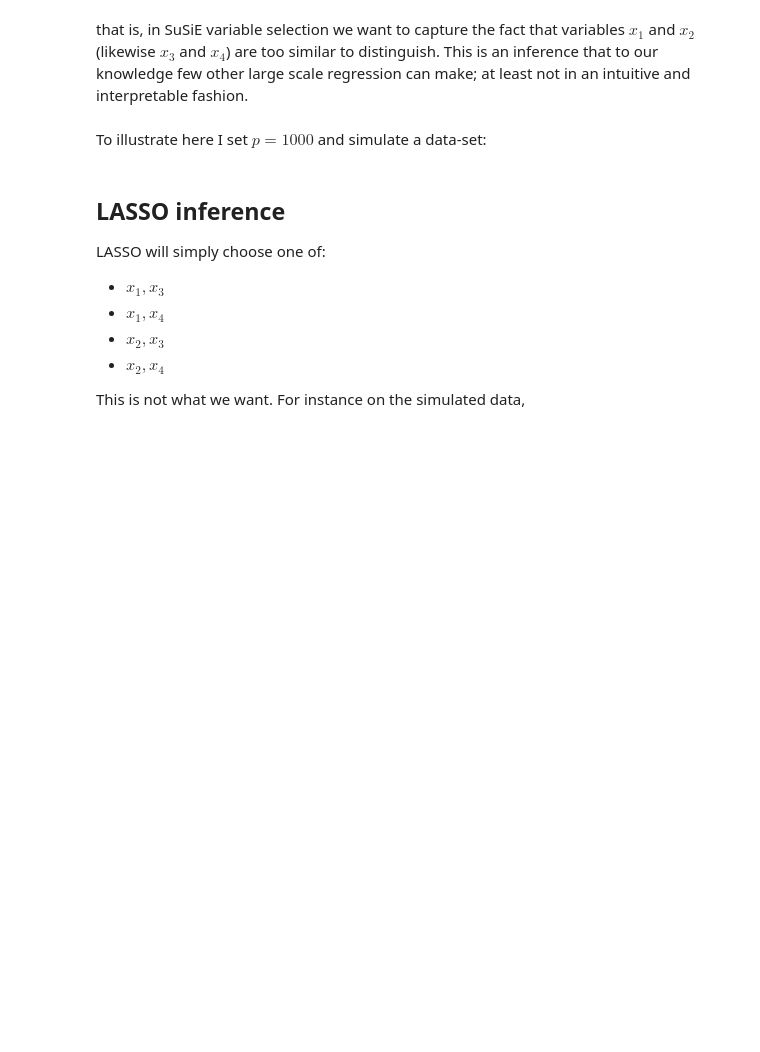
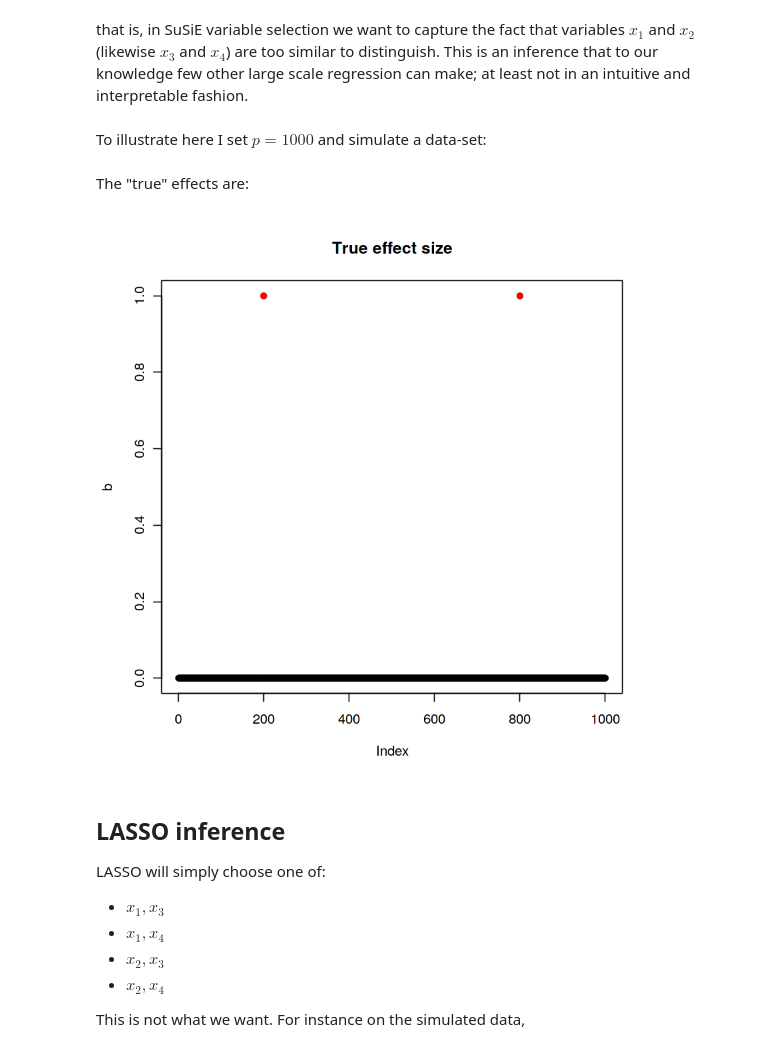
Before and after one commit to stephenslab/susie-paper, a Jupyter notebook: manuscript_results/motivating_example.ipynb, the cells around one changed output. Drawn from its saved outputs; the diff is of its cells as text; code cells hidden in the pictures; blank space fills up the shorter version.

```diff
--- a/manuscript_results/motivating_example.ipynb
+++ b/manuscript_results/motivating_example.ipynb
@@ -24,6 +24,14 @@ X = matrix(rnorm(n*p),nrow=n,ncol=p)
 X[,200] = X[,400]
 X[,600] = X[,800]
 y = X %*% b + rnorm(n)
+# %% [markdown]
+The "true" effects are:
+# %%
+plot(b, col="black", pch=16, main = 'True effect size')
+pos = 1:length(b)
+points(pos[b!=0],b[b!=0],col=2,pch=16)
+# %% [output]
+[figure, added]
 # %% [markdown]
 ## LASSO inference
 
```
Also changed, not shown: parts of 4 cells of this notebook, 1 other file.
